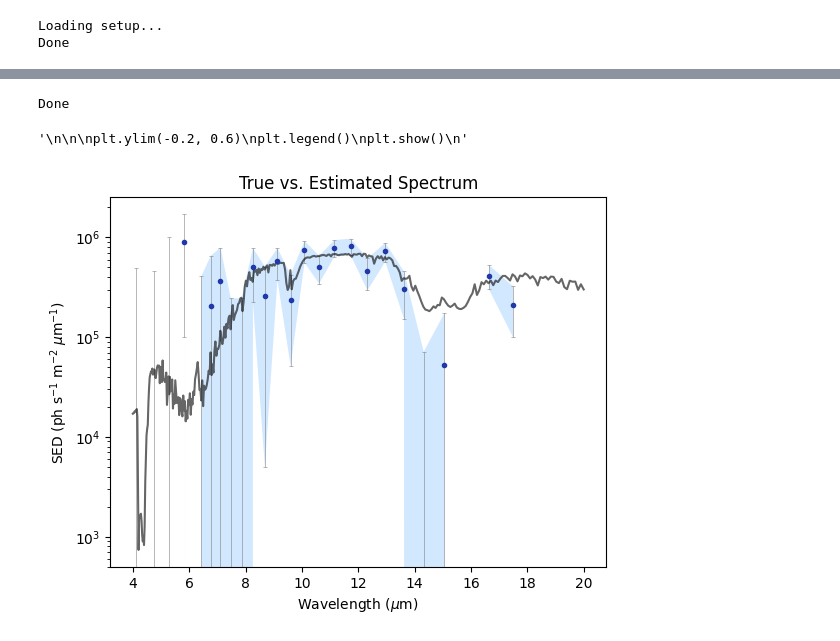
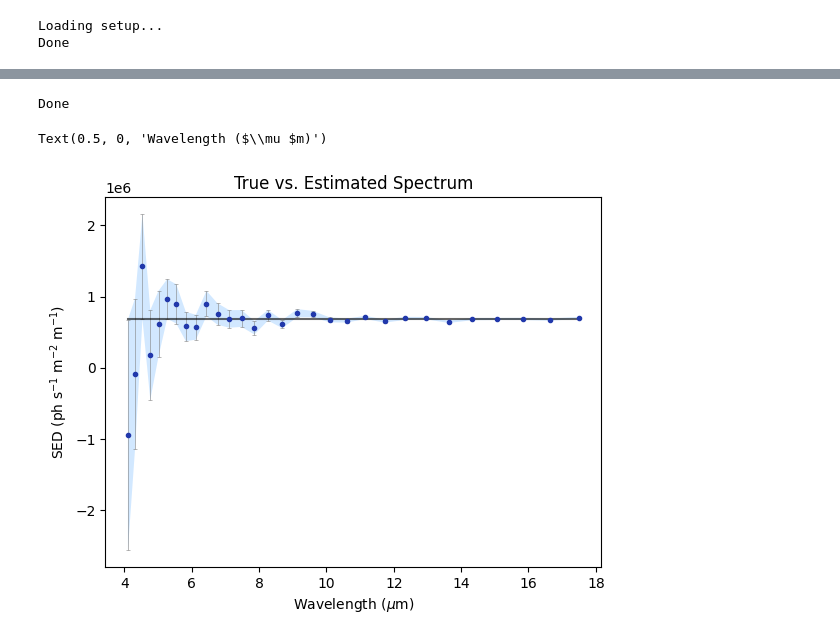
Before and after one commit to bcrazzolara/LIFEsandbox, a Jupyter notebook: lifesim_plots/full_sbw_pipeline.ipynb, the cells around one changed output, grey strips where cells are left out. Cells and saved outputs as stored; diff of their text form; code cells hidden in the pictures.

Commit message:
update pipeline example

```diff
--- a/lifesim_plots/full_sbw_pipeline.ipynb
+++ b/lifesim_plots/full_sbw_pipeline.ipynb
@@ -107,13 +140,14 @@ earth_twin = Planet(
     temperature='254 K',
     semi_major_axis='1 au',
     eccentricity=0.,
-    inclination='180 deg',
+    inclination='0 deg',
     raan='90 deg',
     argument_of_periapsis='0 deg',
     true_anomaly='135 deg',
 )
 
-
+sed = earth_twin.sed_loader.sed
+earth_twin.sed_loader.sed = np.ones_like(sed) * np.max(sed)
 
 
 # Create local zodi
@@ -121,7 +155,7 @@ local_zodi = LocalZodi()
 
 # Create exozodi
 exozodi = Exozodi(
-    level=10,
+    level=0.000,
     inclination='0 deg',
     raan='135 deg')
 
@@ -190,7 +224,6 @@ pipeline.add_module(module)
 module = TemplateGenerationModule(n_setup_in='setup', n_template_out='temp', fov=1e-6)
 pipeline.add_module(module)
 
-'''
 module = HighPassFilterModule(
                 n_data_in='data',
                 n_template_in='temp',
@@ -200,7 +233,7 @@ module = HighPassFilterModule(
                 n_frequencies=1,
             )
 pipeline.add_module(module)
-'''
+
 
 module = ZCAWhiteningModule(
                 n_setup_in='setup',
@@ -209,7 +242,7 @@ module = ZCAWhiteningModule(
                 n_data_out='data_filtered_white',
                 n_template_out='temp_filtered_white',
                 n_transformation_out='zca_filtered',
-                diagonal_only=False,
+                diagonal_only=True,
                 subtract_mean=True
             )
 pipeline.add_module(module)
@@ -261,6 +317,7 @@ plt.colorbar()
 # %%
+'''
 # Generate the correlation map
-module = MatchedFilterModule(n_data_in='data_filtered_white', n_template_in='temp_filtered_white', n_image_out='imag_corr')
+module = MatchedFilterModule(n_data_in='data_filtered', n_template_in='temp_filtered', n_image_out='imag_corr')
 pipeline.add_module(module)
 pipeline.run()
 
@@ -268,9 +325,10 @@ pipeline.run()
 imag_corr = pipeline.get_resource('imag_corr').get_image(as_numpy=True)
 
 # Plot the image
-plt.imshow(imag_corr, cmap=cmap_blue)
+plt.imshow(imag_corr, cmap=cmap_blue, origin = 'lower')
 plt.colorbar()
 #plt.savefig("plots/corr_map_white.png", transparent = True, dpi = 300)
 plt.show()
 plt.close()
+'''
 # %% [output]
@@ -366,5 +336,4 @@ Done
 # %%
-
 module = MLSEDEstimationModule(
     n_setup_in='setup',
     n_data_in='data_filtered_white',
@@ -373,6 +342,7 @@ module = MLSEDEstimationModule(
     n_planets_in='params_init',
     n_planets_out='params_ml',
 )
+
 pipeline.add_module(module)
 pipeline.run()
 
@@ -387,20 +357,7 @@ sed_estimated = params_ml.collection[0].sed
 sed_err = params_ml.collection[0].std
 sed_cov = params_ml.collection[0].cov
 
-
-'''
-sed_init = params_init.collection[0].planet.sed_loader.sed #params_init.params[0].sed.cpu().numpy()[:-1]  # Convert to numpy array from a torch Tensor
-sed_init /= 1e6  # Convert to ph s-1 m-2 um-1
-wavelengths = params_init.params[0].sed_wavelength_bin_centers.cpu().numpy()  # Convert to Torch tensor
-wavelengths *= 1e6  # Convert from m to um
-'''
-
-
-
-
-
 wavelengths = inst._get_wavelength_bins()[0] * 1e6
-wavelengths_init = np.logspace(np.log10(4), np.log10(20), len(sed_init))
 
 
 # Plot everything
@@ -409,54 +366,39 @@ plt.errorbar(
     sed_estimated,
     yerr=sed_err,
     fmt='none',
     ecolor='gray',
     alpha=0.8,
     zorder=1,
     capsize=1.5,
     capthick=0.5,
     linewidth=0.5
 )
 plt.fill_between(
     wavelengths,
     sed_estimated - sed_err,
     sed_estimated + sed_err,
     color='dodgerblue',
     edgecolor=None,
     lw=0,
     alpha=0.2,
-    label='1$\sigma$',
+    label=r'1$\sigma$',
     zorder=0
 )
 
-hc = 1.986446e-25 # Jm
-#sed_init*hc = # W / (sr um m2) * Jm
 
-
-#self._instrument.wavelength_bin_centers.cpu().numpy()
-
-
-planet_radius = pipeline.get_resource('params_init').collection[0].planet.radius # m
-system_distance = scene.star.distance # m
-sed_init_observed = sed_init*planet_radius**2  / system_distance**2 * np.pi
-# 1e-19
+sed_init_observed = earth_twin.spectral_energy_distribution[:, 0, 0].cpu().numpy()
 
 plt.scatter(wavelengths, sed_estimated, label='Data', color="xkcd:sapphire", zorder=2, marker='.')
-plt.plot(wavelengths_init, sed_init_observed , label='True', linestyle='-', color='black', alpha=0.6, zorder=1)
-plt.yscale('log')
+plt.plot(wavelengths, sed_init_observed, label='True', linestyle='-', color='black', alpha=0.6, zorder=1)
+#plt.yscale('log')
+#plt.ylim(bottom =0)
 
-plt.ylabel('SED (ph s$^{-1}$ m$^{-2}$ $\mu$m$^{-1}$)')
+plt.ylabel(r'SED (ph s$^{-1}$ m$^{-2}$ m$^{-1}$)')
 plt.title('True vs. Estimated Spectrum')
-plt.xlabel('Wavelength ($\mu$m)')
-'''
-
-
-plt.ylim(-0.2, 0.6)
-plt.legend()
-plt.show()
-'''
+plt.xlabel(r'Wavelength ($\mu $m)')
 # %% [output]
 [interactive output not drawn]
 [interactive output not drawn]
 Done
-'\n\n\nplt.ylim(-0.2, 0.6)\nplt.legend()\nplt.show()\n'
+Text(0.5, 0, 'Wavelength ($\\mu $m)')
-[figure, old version]
+[figure, new version]
```
Also changed, not shown: parts of 11 cells of this notebook.
